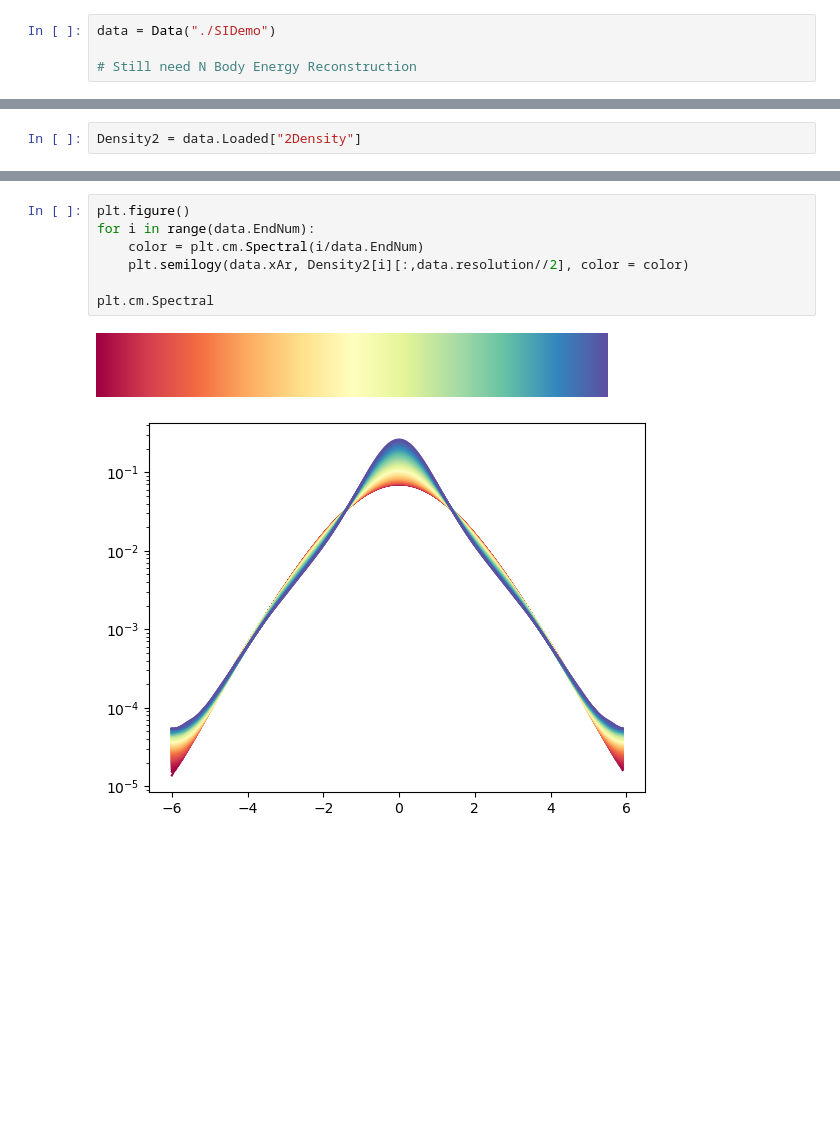
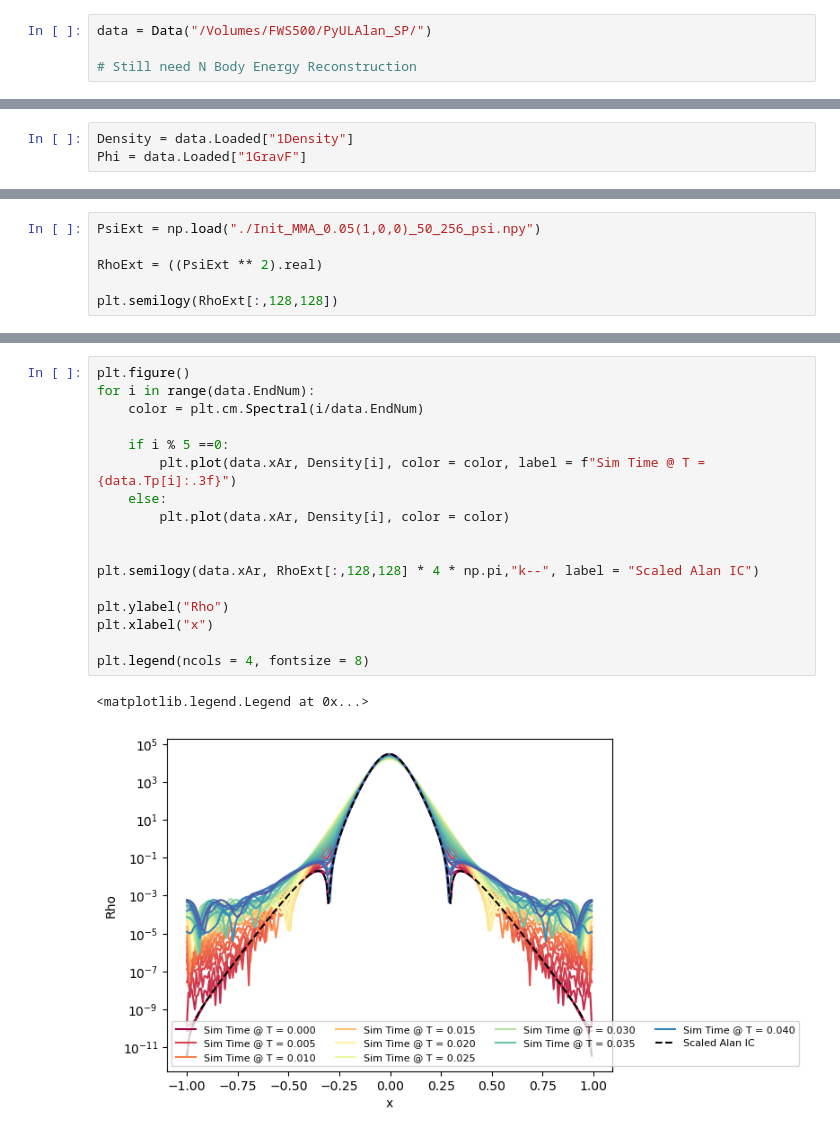
Before and after one commit to Sifyrena/PyUL_NBody, a Jupyter notebook: DataAnalysis_SI.ipynb, the cells around one changed output, grey strips where cells are left out. Saved outputs shown, nothing was run; the diff lists cells and outputs as text; blank space fills up the shorter version.

```diff
--- a/DataAnalysis_SI.ipynb
+++ b/DataAnalysis_SI.ipynb
@@ -4,5 +5,5 @@ import matplotlib.pyplot as plt
 # %%
-data = Data("./SIDemo")
+data = Data("/Volumes/FWS500/PyULAlan_SP/")
 
 # Still need N Body Energy Reconstruction
 # %% [output]
@@ -12,2 +14,3 @@ Loaded 151 Data Entries from ./SIDemo!
 # %%
-Density2 = data.Loaded["2Density"]
+Density = data.Loaded["1Density"]
+Phi = data.Loaded["1GravF"]
@@ -13,0 +32,6 @@ Density2 = data.Loaded["2Density"]
+# %%
+PsiExt = np.load("./Init_MMA_0.05(1,0,0)_50_256_psi.npy")
+
+RhoExt = ((PsiExt ** 2).real)
+
+plt.semilogy(RhoExt[:,128,128])
@@ -14,10 +41,20 @@ Density2 = data.Loaded["2Density"]
 # %%
 plt.figure()
 for i in range(data.EndNum):
     color = plt.cm.Spectral(i/data.EndNum)
-    plt.semilogy(data.xAr, Density2[i][:,data.resolution//2], color = color)
 
-plt.cm.Spectral
+    if i % 5 ==0:
+        plt.plot(data.xAr, Density[i], color = color, label = f"Sim Time @ T = {data.Tp[i]:.3f}")
+    else:
+        plt.plot(data.xAr, Density[i], color = color)
+
+
+plt.semilogy(data.xAr, RhoExt[:,128,128] * 4 * np.pi,"k--", label = "Scaled Alan IC")
+
+plt.ylabel("Rho")
+plt.xlabel("x")
+
+plt.legend(ncols = 4, fontsize = 8)
 # %% [output]
+<matplotlib.legend.Legend at 0x...>
-[figure, old version]
+[figure, new version]
-[figure, removed]
```
Also changed, not shown: parts of 12 cells of this notebook, 11 other files.
